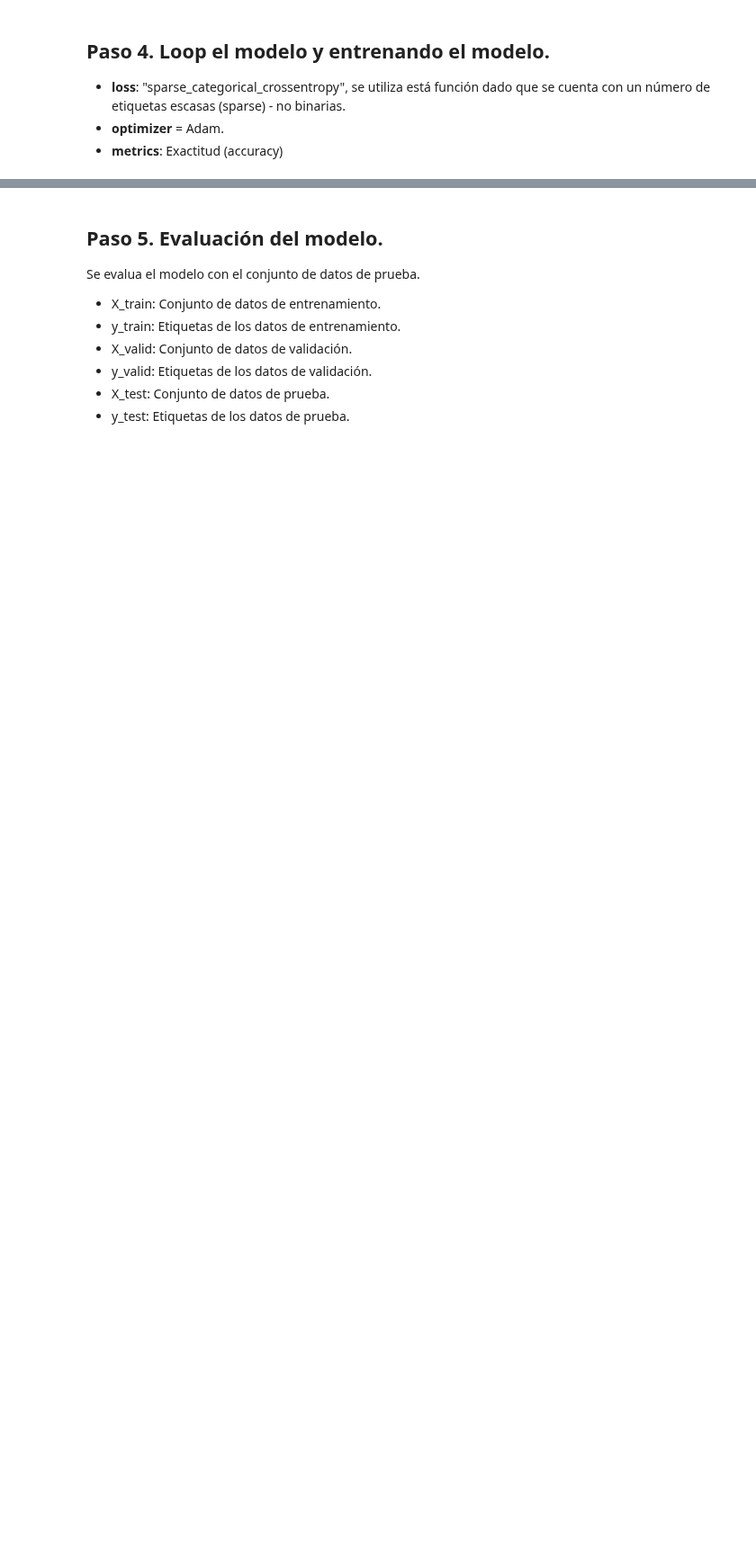
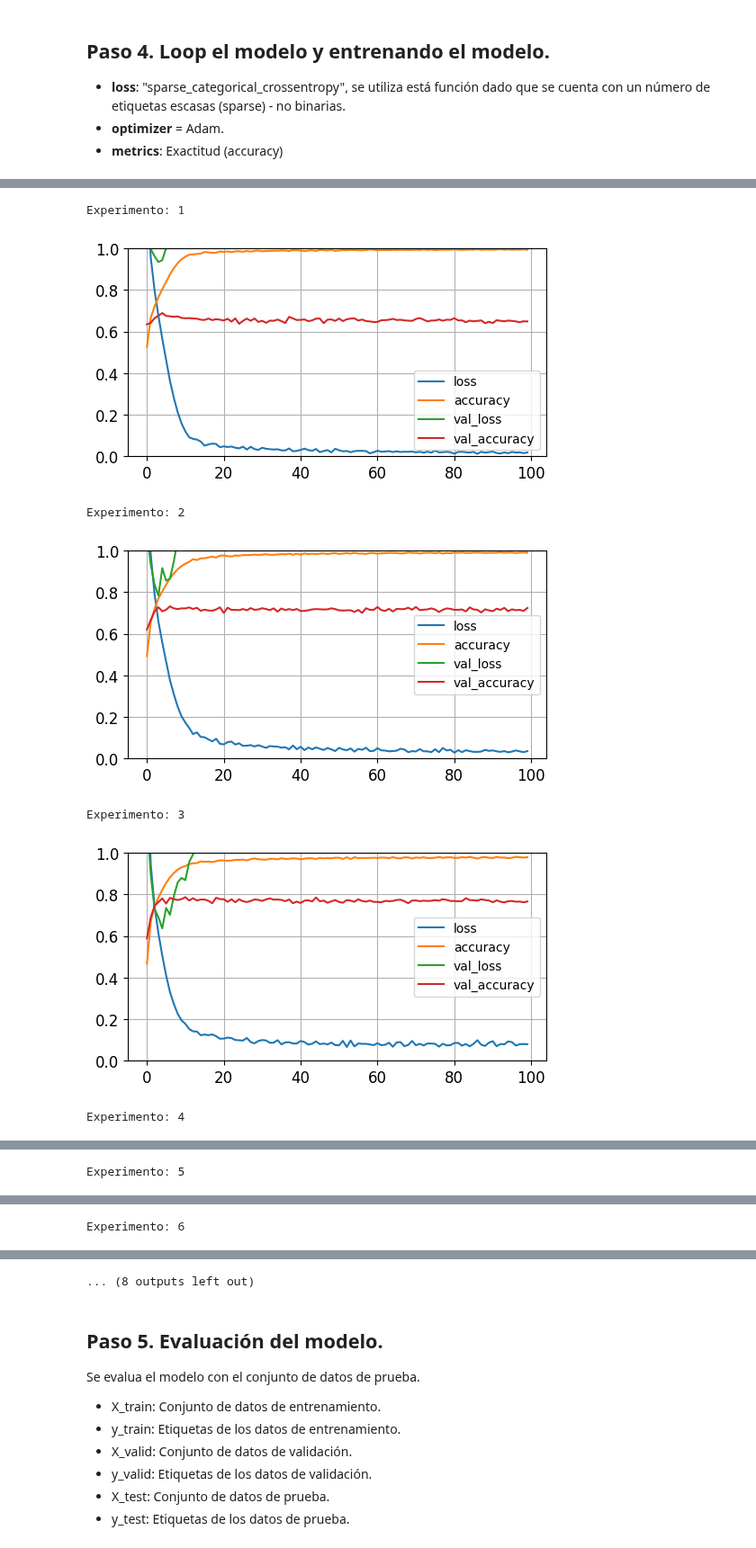
Before and after one commit to DiegoPaezA/IA_Examples, a Jupyter notebook: Redes Neuronales/CNN_CIFAR10_Exp_loop.ipynb, the cells around one changed output, grey strips where cells are left out. Shown at 90% size. Saved outputs shown, nothing was run; the diff lists cells and outputs as text; code cells hidden in the pictures; blank space fills up the shorter version.

```diff
--- a/Redes Neuronales/CNN_CIFAR10_Exp_loop.ipynb
+++ b/Redes Neuronales/CNN_CIFAR10_Exp_loop.ipynb
@@ -167,6 +150,0 @@ model = Sequential()
-# %%
-## Función creada para seleccionar el modelo
-## parametro 1: modelo keras
-## parametro 2: "mnist" o "cifar10"
-## Num Experimento: 1 - 8
-model, exp_name = cnnexp.select_exp(model,"cifar10", 1)
@@ -189,0 +151,9 @@ checkpoint_cb = keras.callbacks.ModelCheckpoint(best_model_name, save_best_only=
+# %%
+# Función creada para colocar nombre al modelo entrenado
+def expName(exp_name):
+    if exp_name == "Exp_8" or exp_name == "Exp_9" or exp_name == "Exp_10":
+        # Tensorflow savemodel format
+        best_model_name = "Trained_Models/cifar10_model_" + exp_name
+    else:
+        best_model_name = "Trained_Models/cifar10_model_" + exp_name + ".h5"
+    return best_model_name
@@ -201,8 +211,17 @@ Entrenando modelo Exp_1 sin data augmentation
 # %%
 # se utiliza pandas para visualizar la información almacenada en el diccionario de historia de entrenamiento y graficarla.
 import pandas as pd
-
-pd.DataFrame(history.history).plot(figsize=(6, 3))
-plt.grid(True)
-plt.gca().set_ylim(0, 1)
-plt.show()
+for i in range(len(all_history)):
+    print("Experimento: " + str(i+1))
+    pd.DataFrame(all_history[i].history).plot(figsize=(6, 3))
+    plt.grid(True)
+    plt.gca().set_ylim(0, 1)
+    plt.show()
+# %% [output]
+Experimento: 1
+[figure, added]
+Experimento: 2
+[figure, added]
+Experimento: 3
+[figure, added]
+Experimento: 4
@@ -208,0 +229 @@ plt.show()
+Experimento: 5
@@ -208,0 +231 @@ plt.show()
+Experimento: 6
@@ -209,3 +233,4 @@ plt.show()
+... (8 outputs left out)
 # %% [markdown]
 ## **Paso 5.** Evaluación del modelo.
 Se evalua el modelo con el conjunto de datos de prueba.
```
Also changed, not shown: parts of 19 cells of this notebook, 16 other files.
